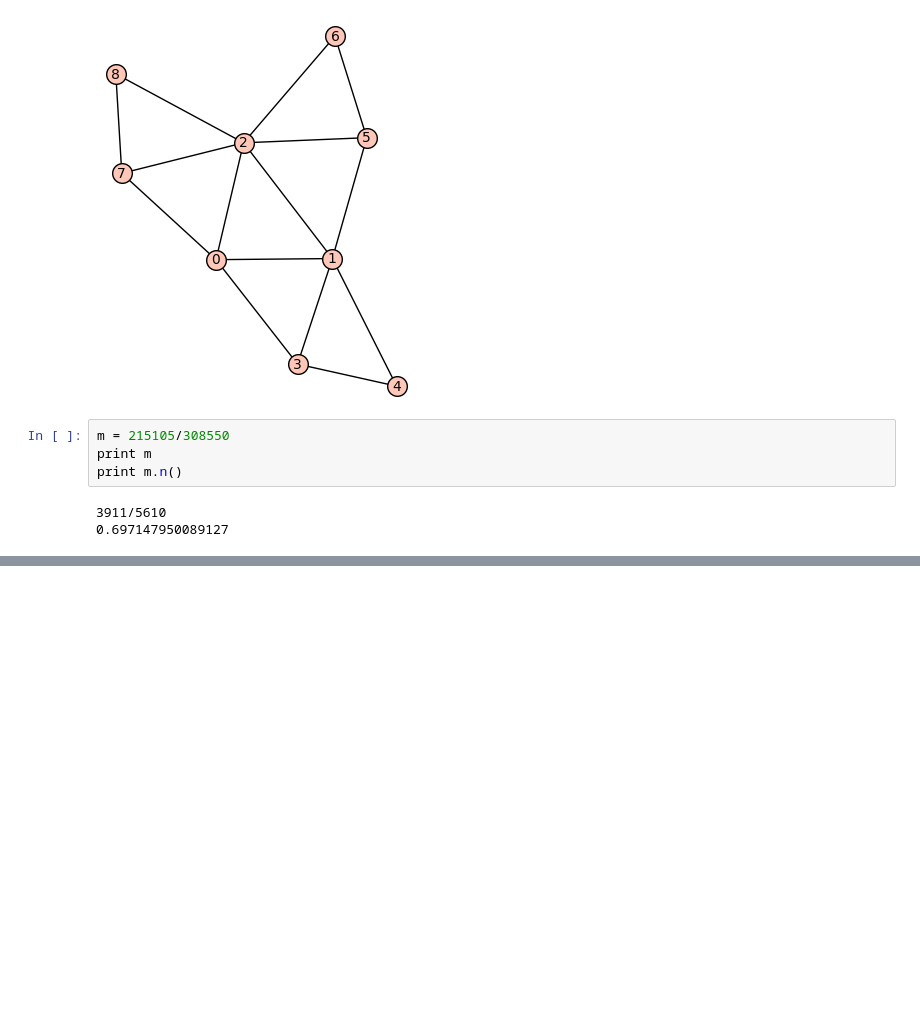
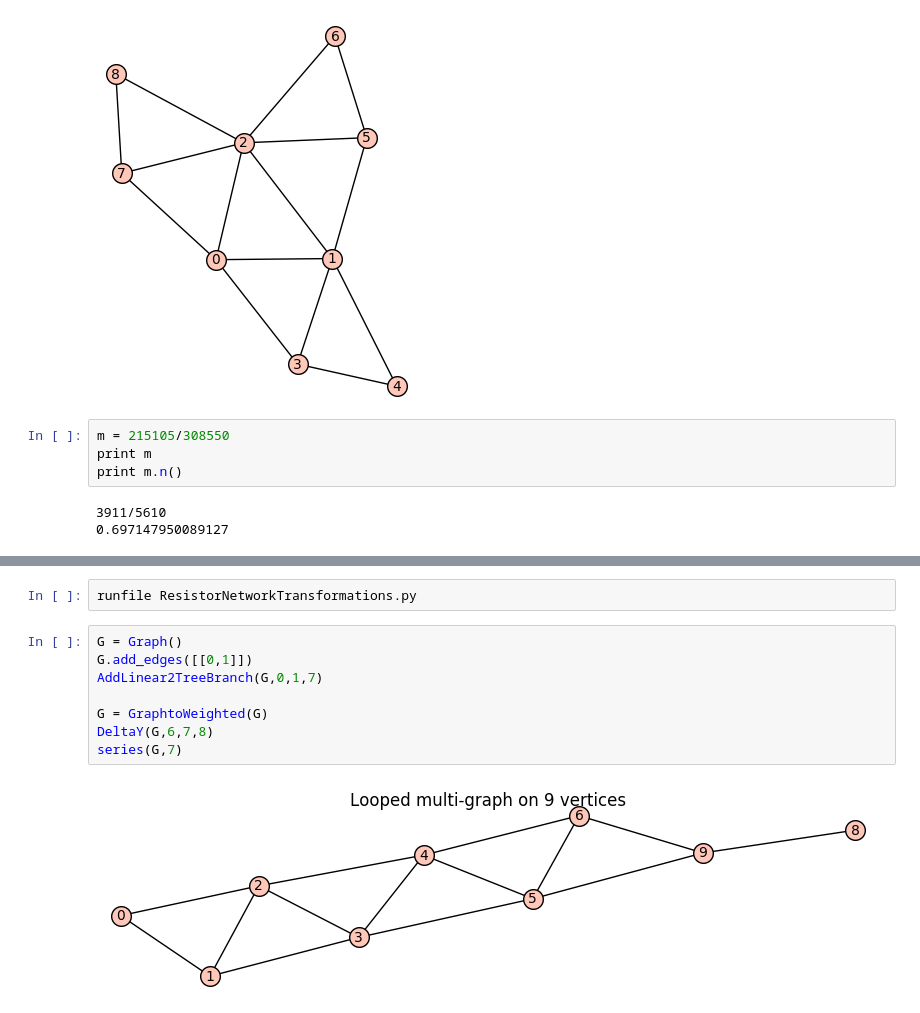
Before and after one commit to mathmanda/SGTCode, a Jupyter notebook: Branched_2Trees_and_Pinwheels.ipynb, the cells around one changed output, grey strips where cells are left out. Drawn from its saved outputs; the diff is of its cells as text; blank space fills up the shorter version.

```diff
--- a/Branched_2Trees_and_Pinwheels.ipynb
+++ b/Branched_2Trees_and_Pinwheels.ipynb
@@ -115,0 +157,12 @@ print m.n()
+# %%
+runfile ResistorNetworkTransformations.py
+# %%
+G = Graph()
+G.add_edges([[0,1]])
+AddLinear2TreeBranch(G,0,1,7)
+
+G = GraphtoWeighted(G)
+DeltaY(G,6,7,8)
+series(G,7)
+# %% [output]
+[figure, added]
```
Also changed, not shown: parts of 17 cells of this notebook, 2 other files.
